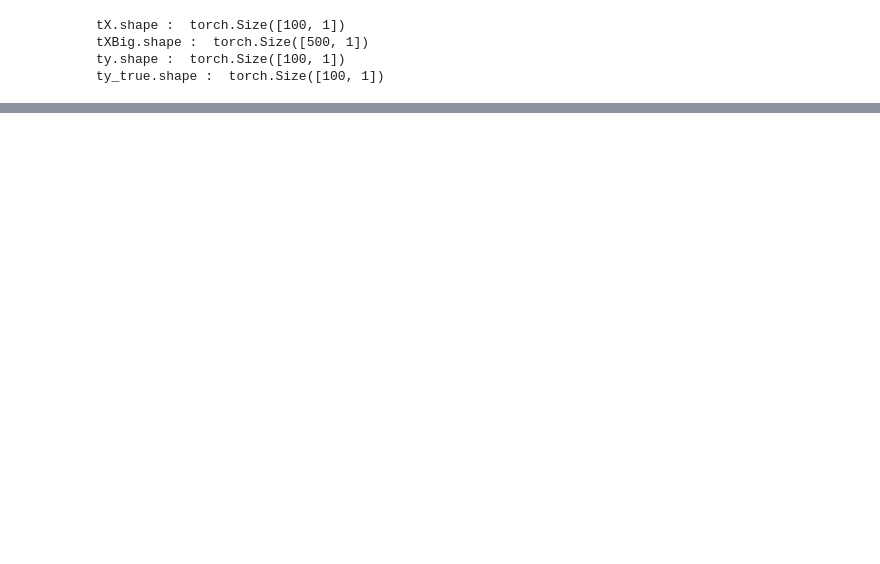
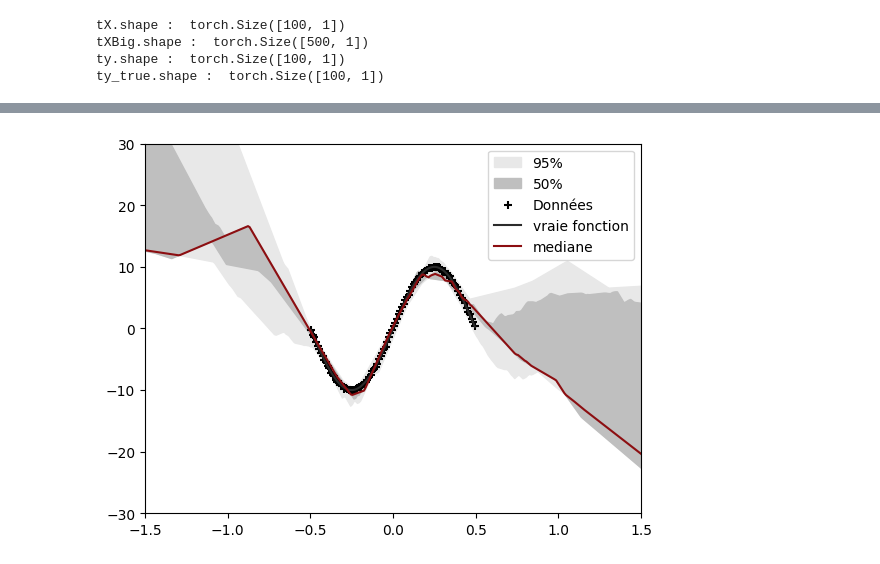
Before and after one commit to Davidson-Lova/PFE_clean, a Jupyter notebook: src/visualization/visSin.ipynb, the cells around one changed output, grey strips where cells are left out. Cells and saved outputs as stored; diff of their text form; code cells hidden in the pictures; blank space fills up the shorter version.

```diff
--- a/src/visualization/visSin.ipynb
+++ b/src/visualization/visSin.ipynb
@@ -126,3 +126,35 @@ plt.show()
+# %%
+y_hats = torch.concatenate(
+            tuple([myModel.set_params(theta).forward(tXBig) for theta in thetas]), 1)
+
+
+q2_5 = y_hats.quantile(0.025, 1).reshape(-1,1).detach().numpy()
+q97_5 = y_hats.quantile(0.975, 1).reshape(-1,1).detach().numpy()
+q25 = y_hats.quantile(0.25, 1).reshape(-1,1).detach().numpy()
+q75 = y_hats.quantile(0.75, 1).reshape(-1,1).detach().numpy()
+med = y_hats.quantile(0.5, 1).reshape(-1,1).detach().numpy()
+
+plt.clf()
+
+
+plt.fill_between(tXBig.ravel().numpy(), q2_5[:, 0],
+                 q97_5[:, 0], color="#e8e8e8", label='95%')
+
+plt.fill_between(tXBig.ravel().numpy(), q25[:, 0], q75[:, 0],
+                 color="#bfbfbf", label='50%')
+
+plt.scatter(tX,ty, marker='+', color='k', label='Données')
+plt.plot(tX,ty_true, color='#2b2b2b', label='vraie fonction')
+
+plt.plot(tXBig, med, label="mediane", color="#8c0e11")
+
+plt.legend()
+plt.xlim(-1.5, 1.5)
+plt.ylim(-30, 30)
+
+plt.show()
+# %% [output]
+[figure, added]
 # %%
 thetaRavel = torch.concatenate(tuple([torch.concatenate(tuple([p.ravel() for p in theta])).reshape(-1,1) for theta in thetas]), 1)
 # %%
```
Also changed, not shown: parts of 14 cells of this notebook, 1 other file.
